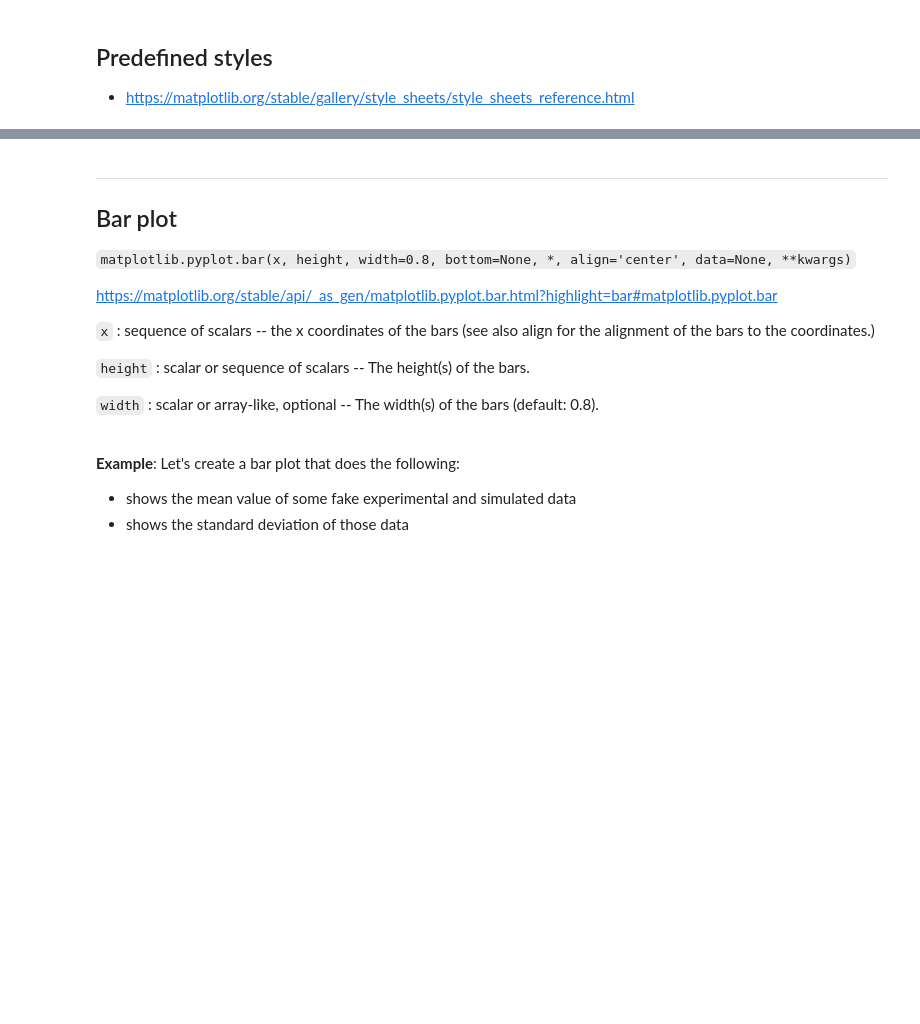
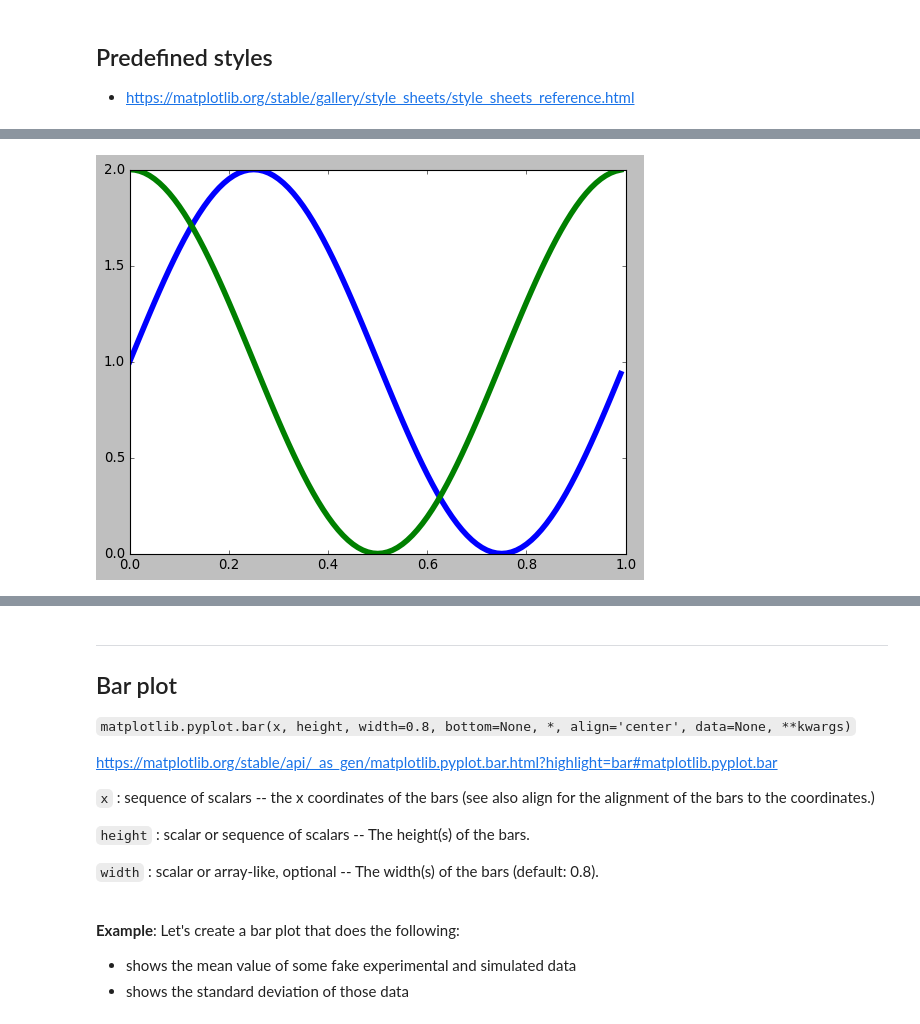
Before and after one commit to karlkirschner/Scientific_Programming_Course, a Jupyter notebook: matplotlib_data_visualization.ipynb, the cells around one changed output, grey strips where cells are left out. Cells and saved outputs as stored; diff of their text form; code cells hidden in the pictures; blank space fills up the shorter version.

```diff
--- a/matplotlib_data_visualization.ipynb
+++ b/matplotlib_data_visualization.ipynb
@@ -553,10 +612,12 @@ plt.style.available[:]
 # %%
-plt.style.use('fivethirtyeight')
+plt.style.use('classic')
 
 plt.plot(x_data, y_data_human, label='Human Signal', linewidth=5)
 plt.plot(x_data, y_data_alien, label='Alien Signal', linewidth=5)
 
 plt.show()
+# %% [output]
+[figure, added]
 # %%
 ## new idea: reset the style to default
 plt.style.use('default')
```
Also changed, not shown: parts of 27 cells of this notebook, 1 other file.
